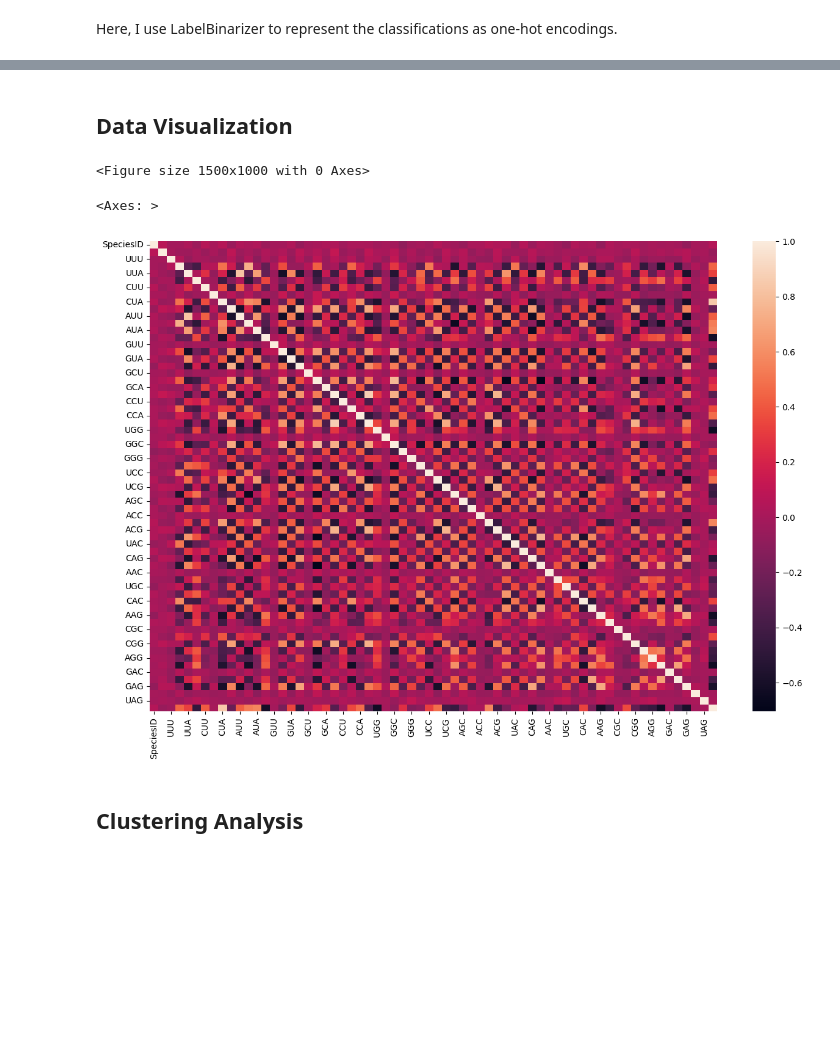
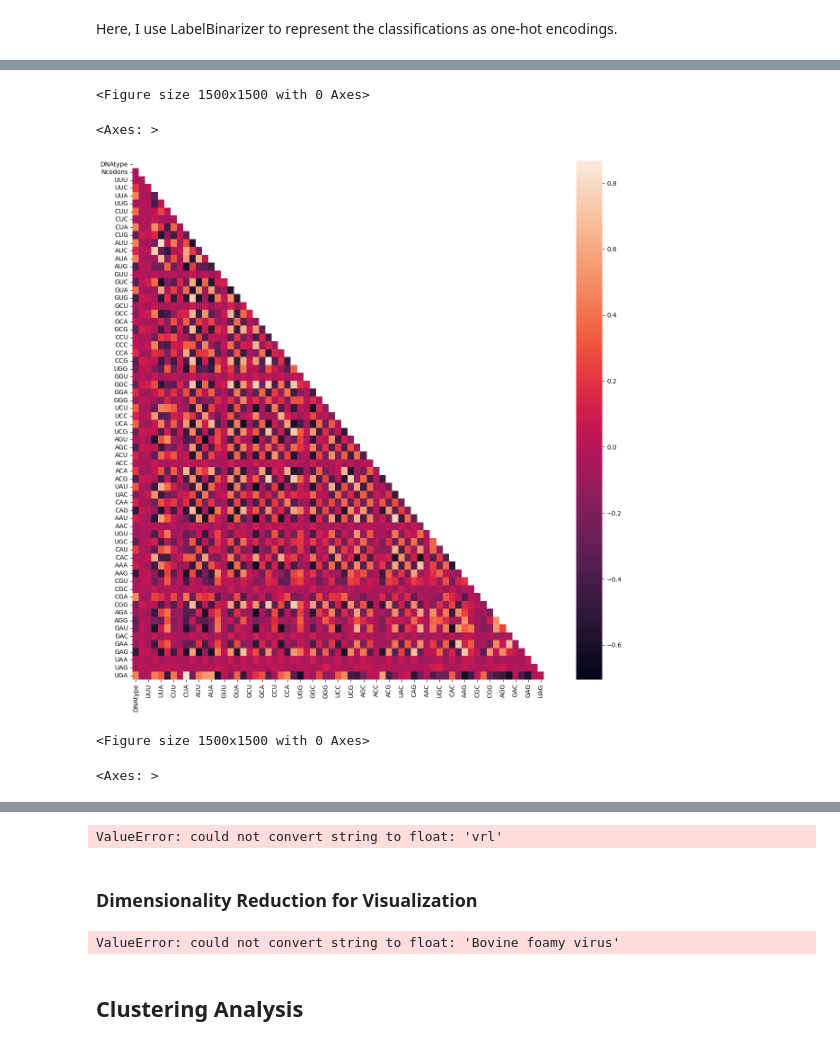
Before and after one commit to fbazzi19/mlfinalproject, a Jupyter notebook: mlfinal.ipynb, the cells around one changed output, grey strips where cells are left out. Saved outputs shown, nothing was run; the diff lists cells and outputs as text; code cells hidden in the pictures; blank space fills up the shorter version.

Commit message:
added additional data pre-processing and more correlation plots, not quite working yet. Also added 3D visualization code, not working

```diff
--- a/mlfinal.ipynb
+++ b/mlfinal.ipynb
@@ -52,6 +52,10 @@ There should be a total of 69/68 columns: 67 attributes (64/63 codons, SpeciesNa
 # %%
-train=train.drop(columns='Unnamed: 0') #drop the specified column
+train=train.drop(columns='Unnamed: 0') #drop the specified columns
+train=train.drop(columns='SpeciesName')
+train=train.drop(columns='SpeciesID')
 print(train.head())
-test=test.drop(columns='Unnamed: 0') #drop the specified column
+test=test.drop(columns='Unnamed: 0') #drop the specified columns
+test=test.drop(columns='SpeciesName')
+test=test.drop(columns='SpeciesID')
 print(test.head())
 # %% [output]
@@ -119,0 +136,19 @@ y_test_dnatype = LabelBinarizer().fit_transform(y_test_dnatype)
+# %%
+corr = train.corr(numeric_only=True)
+mask = np.triu(np.ones_like(corr, dtype=bool))
+%matplotlib inline
+#display the heatmap
+plt.figure(figsize=(15,15))
+sns.heatmap(corr, mask=mask)
+plt.show()
+plt.figure(figsize=(15,15))
+sns.heatmap(train.corr(numeric_only=True)[['DNAtype']].sort_values(by='DNAtype', ascending=False), vmin=-1, vmax=1, annot=True, cmap='BrBG')
+plt.show()
+sns.heatmap(train.corr()[['Kingdom']].sort_values(by='Kingdom', ascending=False), vmin=-1, vmax=1, annot=True, cmap='BrBG')
+#TODO: convert y data into additional pandas data frames, and columns names, then concatenate back with the x_train and use that to develop more correlation matrix
+# %% [output]
+<Figure size 1500x1500 with 0 Axes>
+<Axes: >
+[figure, added]
+<Figure size 1500x1500 with 0 Axes>
+<Axes: >
@@ -120,14 +156,47 @@ y_test_dnatype = LabelBinarizer().fit_transform(y_test_dnatype)
+ValueError: could not convert string to float: 'vrl'
 # %% [markdown]
-## Data Visualization
+### Dimensionality Reduction for Visualization
-# %%
-corr = X_train.corr(numeric_only=True)
-#display the heatmap
-plt.figure(figsize=(15,10))
-sns.heatmap(corr)
-# %% [output]
-<Figure size 1500x1000 with 0 Axes>
-<Axes: >
-[figure, removed]
+# %%
+from sklearn.manifold import TSNE
+def plot3d(X, labels):
+    # Set matplotlib to generate static images
+    # %matplotlib inline
+    # Set matplotlib as interactive
+    %matplotlib ipympl
+    # This import is required to set up the 3D environment
+    from mpl_toolkits.mplot3d import Axes3D
+
+    tsne = TSNE(n_components=3)
+    # We consire images as simple vectors of 64 features, reshape using the X.shape[0] information
+    X = X.reshape(X.shape[0], -1)
+    # Reduce features dimensionality, just for visualization
+    # purpuses
+    X = tsne.fit_transform(X)
+
+    unique_labels = np.unique(labels)
+    # Convert negative values (outliers) into positive
+    labels = labels.copy()
+    labels += np.abs(unique_labels.min())
+    nlabels = len(unique_labels)
+    fig = plt.figure(figsize=(10,5))
+    ax = fig.add_subplot(111, projection='3d')
+    # Define color mappings
+    col = ('tab10' if nlabels <= 10 else
+          ('tab20' if nlabels <= 20 else
+           'hsv'))
+    cmap = plt.cm.get_cmap(col)
+    smap = cm.ScalarMappable(
+              norm=mcolors.Normalize(unique_labels.min(), unique_labels.max()+1),
+              cmap=cmap)
+    # Plot the 3d coordinates (similar to standard scatter plots, we just
+    # need to provide an additional z coordinate!)
+    ax.scatter(xs=X[:, 0], ys=X[:, 1], zs=X[:, 2], c=labels, cmap=cmap)
+    # Plot a color bar on the right
+    plt.colorbar(mappable=smap, label='digit label', ticks=range(nlabels))
+
+plot3d(X_train.to_numpy(), labels=y_train_kingdom)
+# %% [output]
+ValueError: could not convert string to float: 'Bovine foamy virus'
 # %% [markdown]
 ## Clustering Analysis
 # %% [markdown]
```
Also changed, not shown: parts of 6 cells of this notebook.
